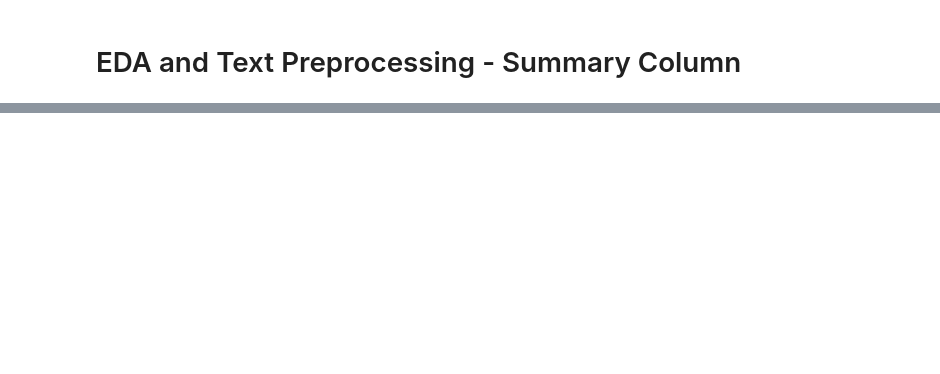
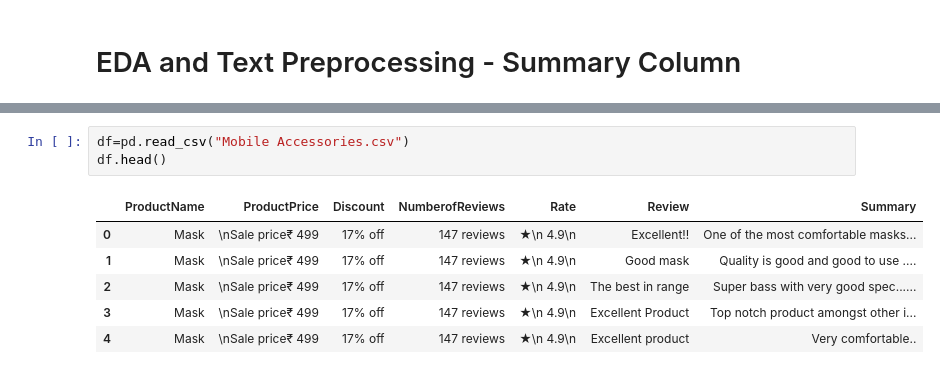
Before and after one commit to anuradha-datascience/NLP, a Jupyter notebook: Assignment_NLP.ipynb, the cells around one changed output, grey strips where cells are left out. Drawn from its saved outputs; the diff is of its cells as text; blank space fills up the shorter version.

```diff
--- a/Assignment_NLP.ipynb
+++ b/Assignment_NLP.ipynb
@@ -31,0 +259,10 @@ df.head()
+# %%
+df=pd.read_csv("Mobile Accessories.csv")
+df.head()
+# %% [output]
+|  | ProductName | ProductPrice | Discount | NumberofReviews | Rate | Review | Summary |
+| 0 | Mask | \nSale price₹ 499 | 17% off | 147 reviews | ★\n 4.9\n | Excellent!! | One of the most comfortable masks... |
+| 1 | Mask | \nSale price₹ 499 | 17% off | 147 reviews | ★\n 4.9\n | Good mask | Quality is good and good to use .... |
+| 2 | Mask | \nSale price₹ 499 | 17% off | 147 reviews | ★\n 4.9\n | The best in range | Super bass with very good spec...... |
+| 3 | Mask | \nSale price₹ 499 | 17% off | 147 reviews | ★\n 4.9\n | Excellent Product | Top notch product amongst other i... |
+| 4 | Mask | \nSale price₹ 499 | 17% off | 147 reviews | ★\n 4.9\n | Excellent product | Very comfortable.. |
```
Also changed, not shown: parts of 24 cells of this notebook.
